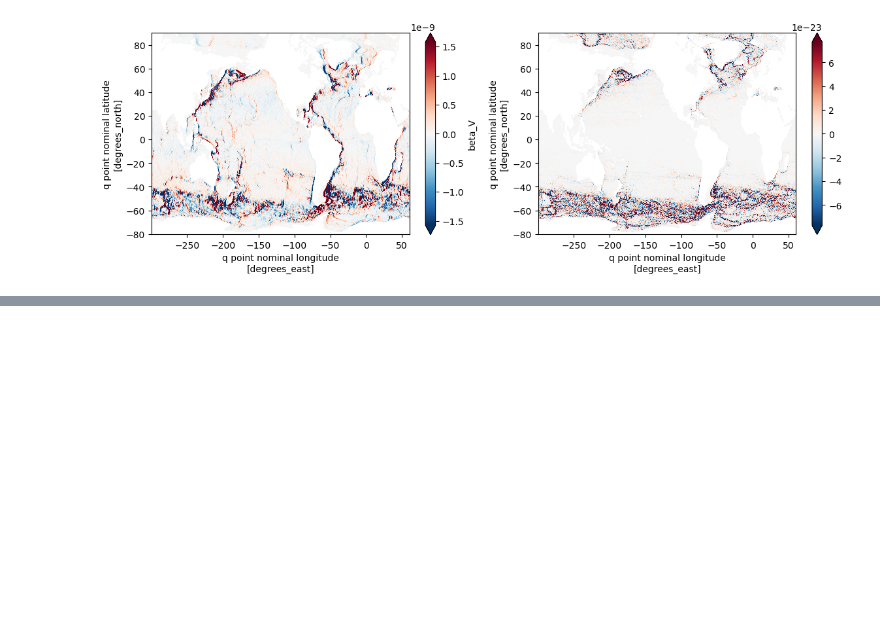
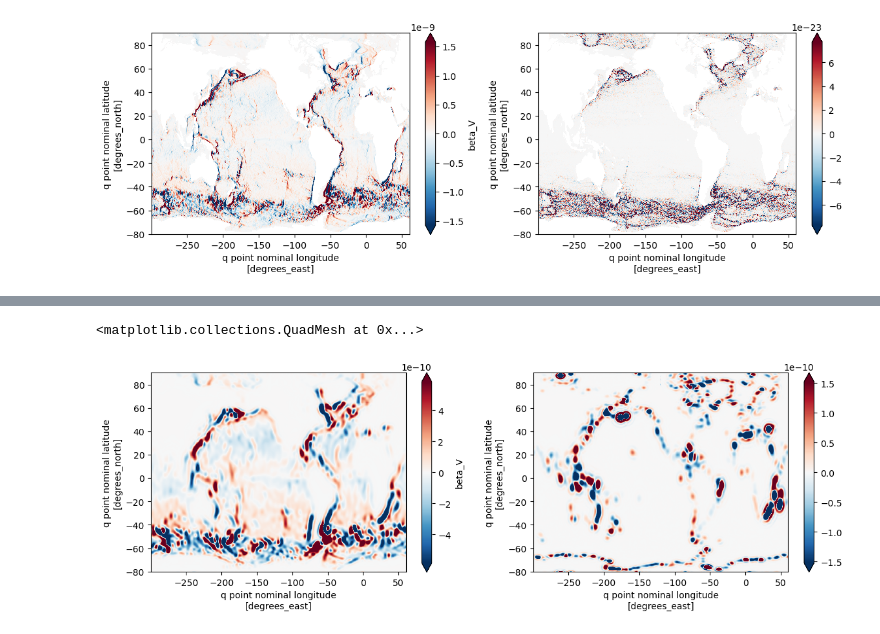
Before and after one commit to hmkhatri/Barotropic_Vorticity_Analysis_GCM, a Jupyter notebook: Analysis/Vorticity-gcm-filters.ipynb, the cells around one changed output, grey strips where cells are left out. Saved outputs shown, nothing was run; the diff lists cells and outputs as text; code cells hidden in the pictures; blank space fills up the shorter version.

```diff
--- a/Analysis/Vorticity-gcm-filters.ipynb
+++ b/Analysis/Vorticity-gcm-filters.ipynb
@@ -105,0 +139,18 @@ tmp.plot(robust=True) # this is just noise
+# %%
+# check the budget is closed after filtering
+
+tmp = ds_smooth
+
+fig = plt.figure(figsize=[14,4])
+
+plt.subplot(1,2,1)
+tmp['beta_V'].plot(robust=True) # this is just noise
+
+tmp1 = (tmp['beta_V'] - tmp['BPT'] - tmp['Curl_Adv'] - tmp['Curl_taus'] - tmp['Curl_taub']
+       - tmp['Curl_diff'] - tmp['Mass_flux'] - tmp['Curl_dudt'] - tmp['eta_dt'])
+
+plt.subplot(1,2,2)
+tmp1.plot(robust=True) # this is just noise
+# %% [output]
+<matplotlib.collections.QuadMesh at 0x...>
+[figure, added]
```
Also changed, not shown: parts of 5 cells of this notebook.
